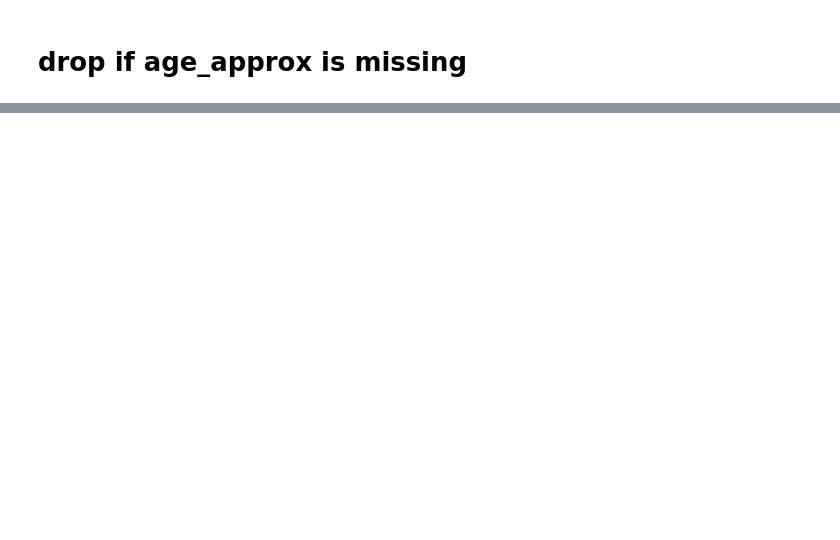
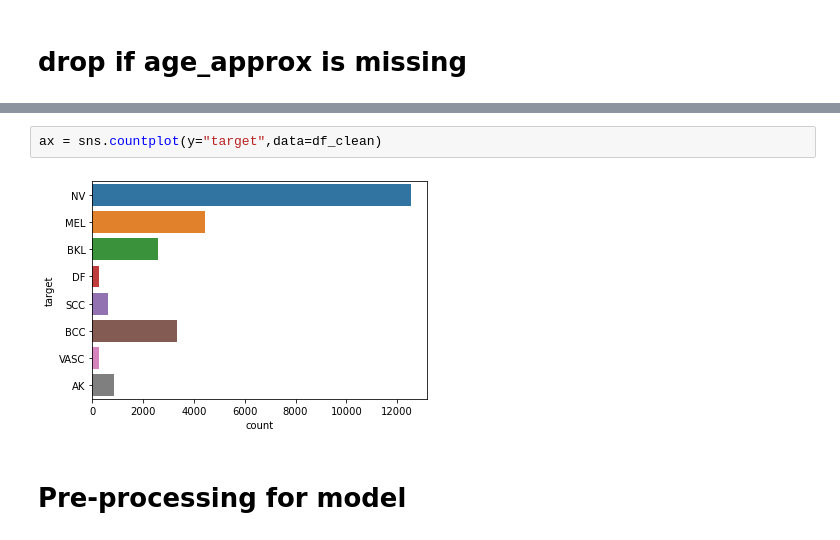
Before and after one commit to peeti-ucberkeley/skin-image-classification, a Jupyter notebook: image_exploration.ipynb, the cells around one changed output, grey strips where cells are left out. Saved outputs shown, nothing was run; the diff lists cells and outputs as text; blank space fills up the shorter version.

```diff
--- a/image_exploration.ipynb
+++ b/image_exploration.ipynb
@@ -252,0 +332,6 @@ KeyError: 0
+# %%
+ax = sns.countplot(y="target",data=df_clean)
+# %% [output]
+[figure, added]
+# %% [markdown]
+# Pre-processing for model
```
Also changed, not shown: parts of 72 cells of this notebook.
